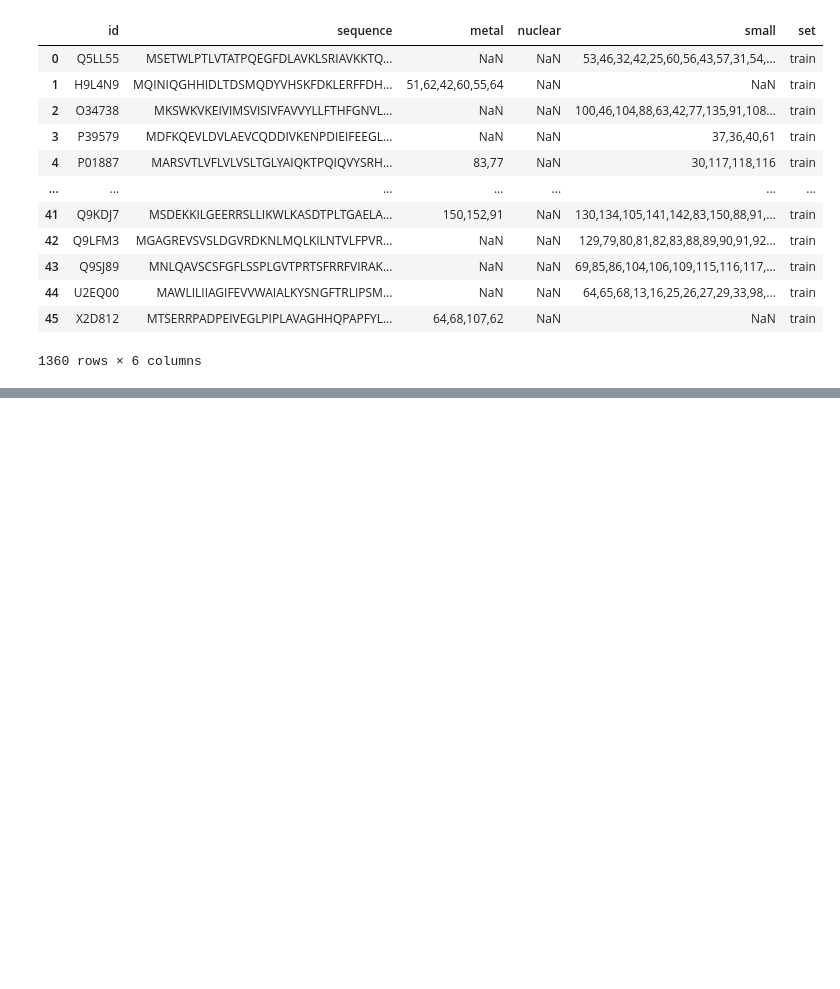
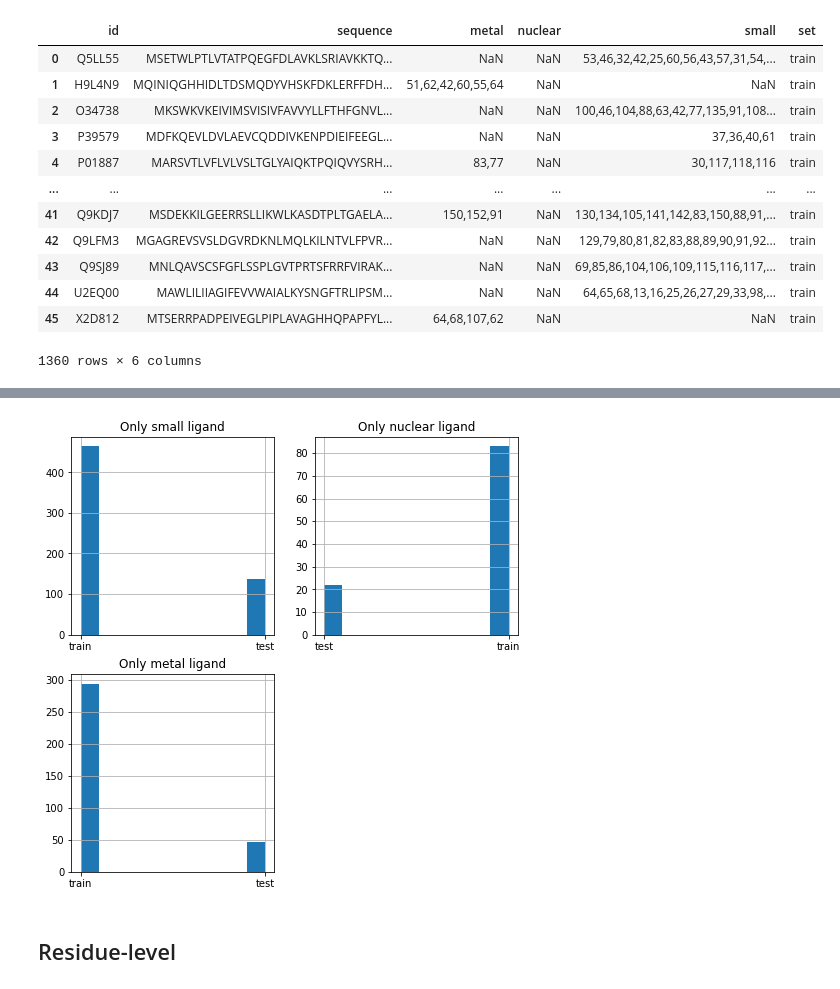
Before and after one commit to J-SNACKKB/FLIP, a Jupyter notebook: collect_splits/5_bind.ipynb, the cells around one changed output, grey strips where cells are left out. Cells and saved outputs as stored; diff of their text form; code cells hidden in the pictures; blank space fills up the shorter version.

```diff
--- a/collect_splits/5_bind.ipynb
+++ b/collect_splits/5_bind.ipynb
@@ -266,0 +255,24 @@ three_vs_many.to_csv(split_path / 'splits' / 'three_vs_many.csv', index = False)
+# %%
+# Get index in dataframes for proteins with ONLY small, with ONLY nuclear and with ONLY metal
+small_indexes_set = set(small_indexes)
+nuclear_indexes_set = set(nuclear_indexes)
+metal_indexes_set = set(metal_indexes)
+
+only_small_indexes = list(small_indexes_set - nuclear_indexes_set.union(metal_indexes_set))
+only_nuclear_indexes = list(nuclear_indexes_set - small_indexes_set.union(metal_indexes_set))
+only_metal_indexes = list(metal_indexes_set - nuclear_indexes_set.union(small_indexes_set))
+
+#del small_indexes_set, nuclear_indexes_set, metal_indexes_set
+# %%
+fig, ax = plt.subplots(nrows=2, ncols=2, figsize=(8, 8))
+full_set.iloc[only_small_indexes]["set"].hist(ax=ax[0,0])
+ax[0,0].set_title("Only small ligand")
+full_set.iloc[only_nuclear_indexes]["set"].hist(ax=ax[0,1])
+ax[0,1].set_title("Only nuclear ligand")
+full_set.iloc[only_metal_indexes]["set"].hist(ax=ax[1,0])
+ax[1,0].set_title("Only metal ligand")
+ax[1,1].set_visible(False)
+# %% [output]
+[figure, added]
+# %% [markdown]
+## Residue-level
```
Also changed, not shown: parts of 50 cells of this notebook, 2 other files.
